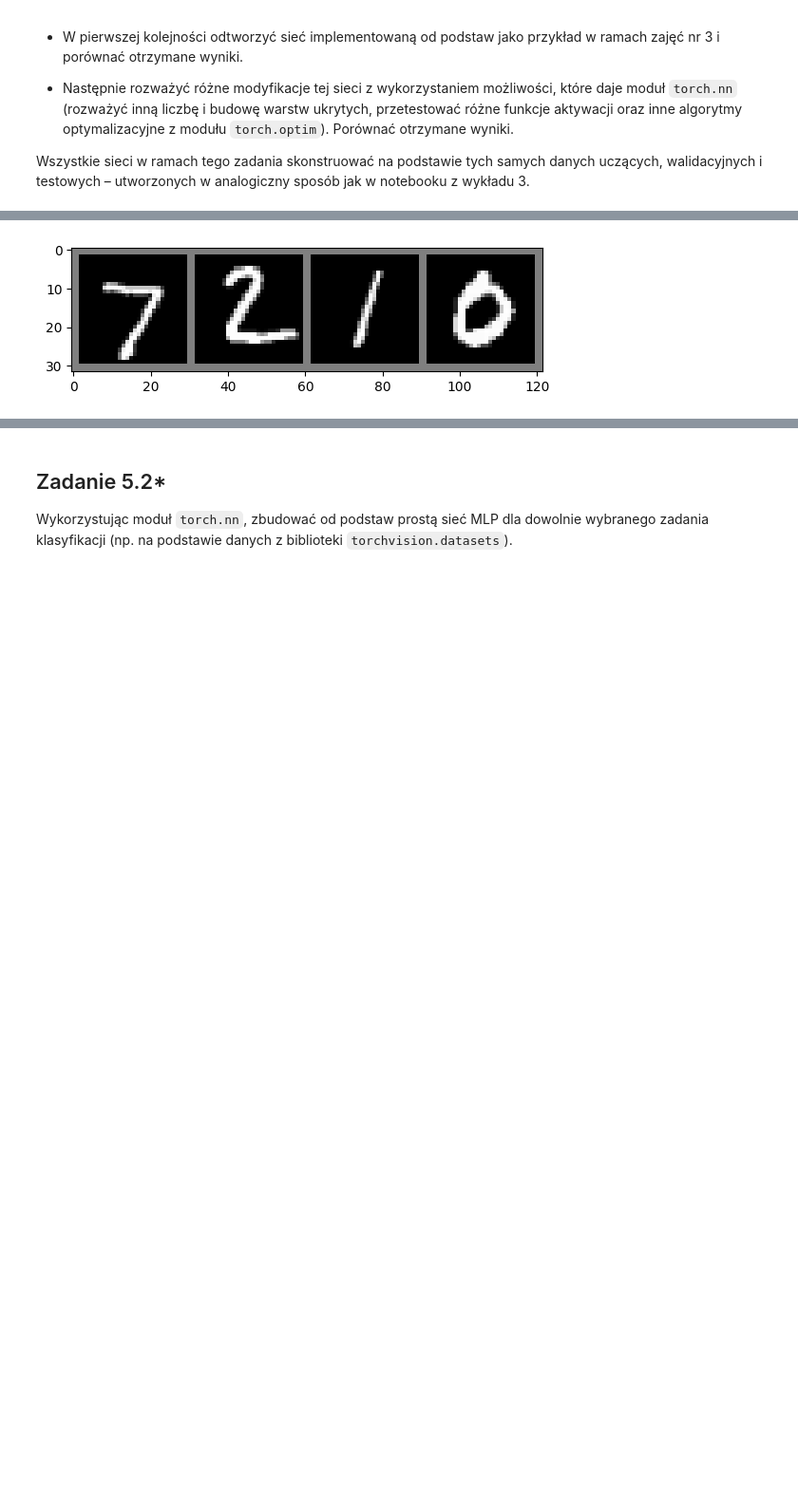
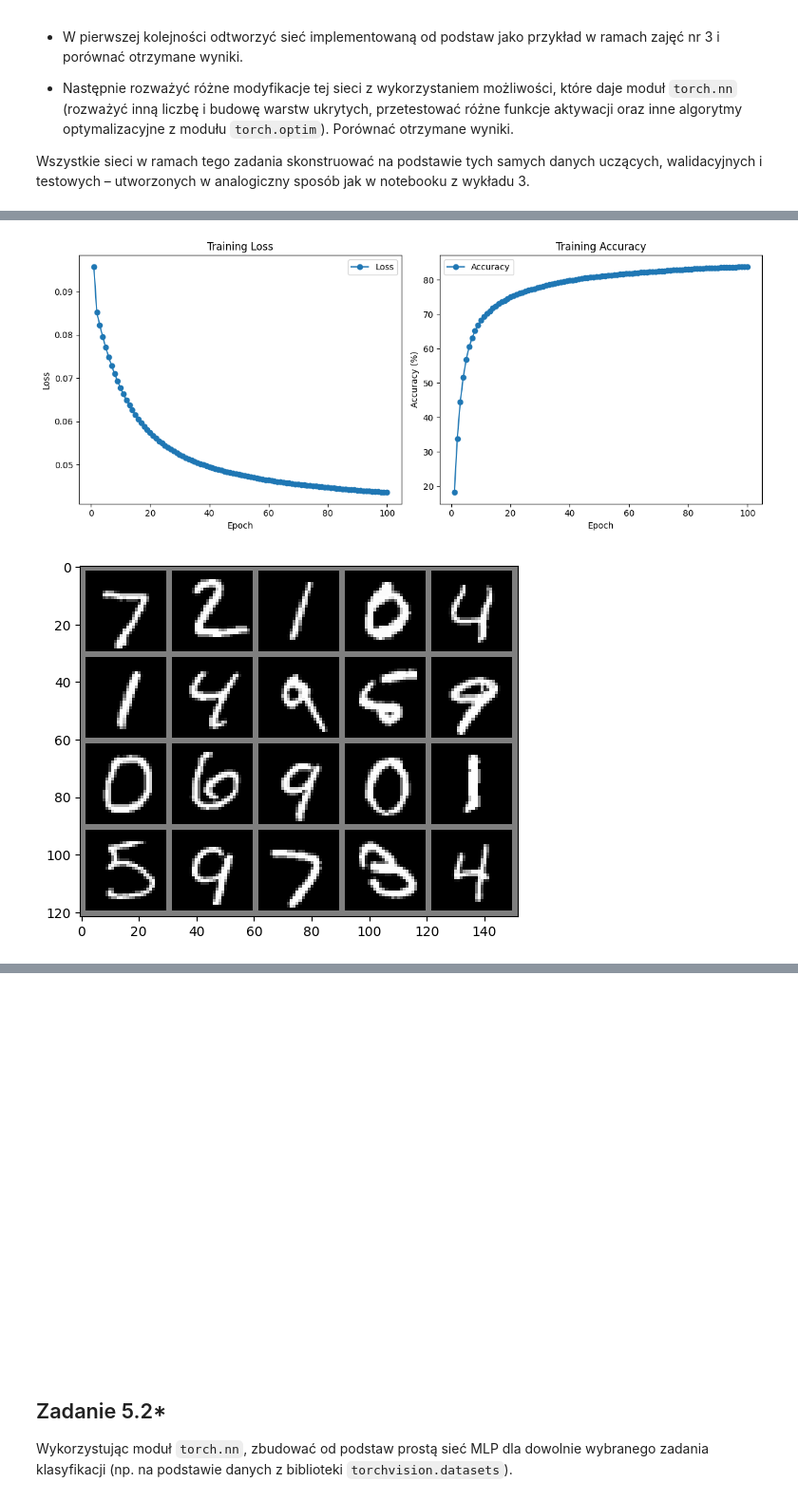
Before and after one commit to klambq/Sieci_Neuronowe_i_DL, a Jupyter notebook: laby/SNiDL_l5_v.1.0.1.ipynb, the cells around one changed output, grey strips where cells are left out. Shown at 95% size. Saved outputs shown, nothing was run; the diff lists cells and outputs as text; code cells hidden in the pictures; blank space fills up the shorter version.

```diff
--- a/laby/SNiDL_l5_v.1.0.1.ipynb
+++ b/laby/SNiDL_l5_v.1.0.1.ipynb
@@ -35,8 +35,9 @@ def test_and_visualize(model, test_loader, classes, dataset = "MNIST" or 'CIFAR'
     images, labels = next(data_iter)
 
     # Display images
-    imshow(torchvision.utils.make_grid(images[:4]))
-    print('GroundTruth:', ' '.join(f'{classes[labels[j]]}' for j in range(4)))
+    imshow(torchvision.utils.make_grid(images[:20], nrow=5, padding=2))
+    plt.axis('off')
+    print('GroundTruth:', ' '.join(f'{classes[labels[j]]}' for j in range(20)))
 
     # Predict
     if dataset == "MNIST":
@@ -48,7 +49,7 @@ def test_and_visualize(model, test_loader, classes, dataset = "MNIST" or 'CIFAR'
     outputs = model(images)
     _, predicted = torch.max(outputs, 1)
 
-    print('Predicted:', ' '.join(f'{classes[predicted[j]]}' for j in range(4)))
+    print('Predicted:', ' '.join(f'{classes[predicted[j]]}' for j in range(20)))
 # %%
 # Load MNIST dataset
 transform = transforms.Compose([transforms.ToTensor(), transforms.Normalize((0.5,), (0.5,))])
@@ -56,8 +57,11 @@ train_dataset = datasets.MNIST(root='./data', train=True, download=True, transfo
 test_dataset = datasets.MNIST(root='./data', train=False, download=True, transform=transform)
 
 
-train_loader = DataLoader(train_dataset, batch_size=64, shuffle=True)
-test_loader = DataLoader(test_dataset, batch_size=64, shuffle=False)
+train_loader = DataLoader(train_dataset, batch_size=600, shuffle=True)
+test_loader = DataLoader(test_dataset, batch_size=600, shuffle=False)
+
+def sigmoid(z):
+    return 1. / (1. + np.exp(-z))
 
 # Define the MLP model
 class MLP(nn.Module):
@@ -68,39 +72,66 @@ class MLP(nn.Module):
 
     def forward(self, x):
         x = x.view(-1, 28 * 28)
-        x = self.relu(self.fc1(x))
-        x = self.relu(self.fc2(x))
-        x = self.fc3(x)
+        x = torch.sigmoid(self.fc1(x))
+        x = self.fc2(x)
         return x
 
 # Initialize the model, loss function, and optimizer
 model = MLP()
-criterion = nn.CrossEntropyLoss()
+criterion = nn.MSELoss()
 optimizer = optim.SGD(model.parameters(), lr=0.01)
 
-# Train the model
-num_epochs = 5
+# One-hot encode the labels
+def one_hot_encode(labels, num_classes=10):
+    return torch.eye(num_classes)[labels]
+
+# Plot loss and accuracy
+losses = []
+accuracies = []
+num_epochs = 100
 for epoch in range(num_epochs):
-    model.train()  # Set the model to training mode
+    model.train()
     running_loss = 0.0
+    correct = 0
+    total = 0
     for inputs, labels in train_loader:
-        # Zero the parameter gradients
+        labels_one_hot = one_hot_encode(labels, num_classes=10).to(inputs.device)
         optimizer.zero_grad()
-
-        # Forward pass
         outputs = model(inputs)
-        loss = criterion(outputs, labels)
-
-        # Backward pass and optimization
+        loss = criterion(outputs, labels_one_hot)
         loss.backward()
         optimizer.step()
-
-        # Accumulate loss
         running_loss += loss.item()
 
-    print(f"Epoch {epoch + 1}/{num_epochs}, Loss: {running_loss / len(train_loader)}")
+        # Calculate accuracy
+        _, predicted = torch.max(outputs, 1)
+        total += labels.size(0)
+        correct += (predicted == labels).sum().item()
 
-# Test and visualize
+    losses.append(running_loss / len(train_loader))
+    accuracies.append(100 * correct / total)
+    print(f"Epoch {epoch + 1}/{num_epochs}, Loss: {losses[-1]}, Accuracy: {accuracies[-1]:.2f}%")
+
+# Plot the results
+plt.figure(figsize=(12, 5))
+
+plt.subplot(1, 2, 1)
+plt.plot(range(1, num_epochs + 1), losses, marker='o', label='Loss')
+plt.xlabel('Epoch')
+plt.ylabel('Loss')
+plt.title('Training Loss')
+plt.legend()
+
+plt.subplot(1, 2, 2)
+plt.plot(range(1, num_epochs + 1), accuracies, marker='o', label='Accuracy')
+plt.xlabel('Epoch')
+plt.ylabel('Accuracy (%)')
+plt.title('Training Accuracy')
+plt.legend()
+
+plt.tight_layout()
+plt.show()
+
 classes = tuple(str(i) for i in range(10))  # MNIST class labels (digits 0-9)
 test_and_visualize(model, test_loader, classes, 'MNIST')
 # %% [output]
@@ -112 +155,2 @@ Epoch 5/5, Loss: 0.27183345782318347
-[figure, old version]
+[figure, new version]
+[figure, added]
@@ -115,3 +159,4 @@ Predicted: 7 2 1 0
+[figure, added]
 # %% [markdown]
 ## Zadanie 5.2*
 
```
Also changed, not shown: parts of 2 cells of this notebook, 3 other files.
